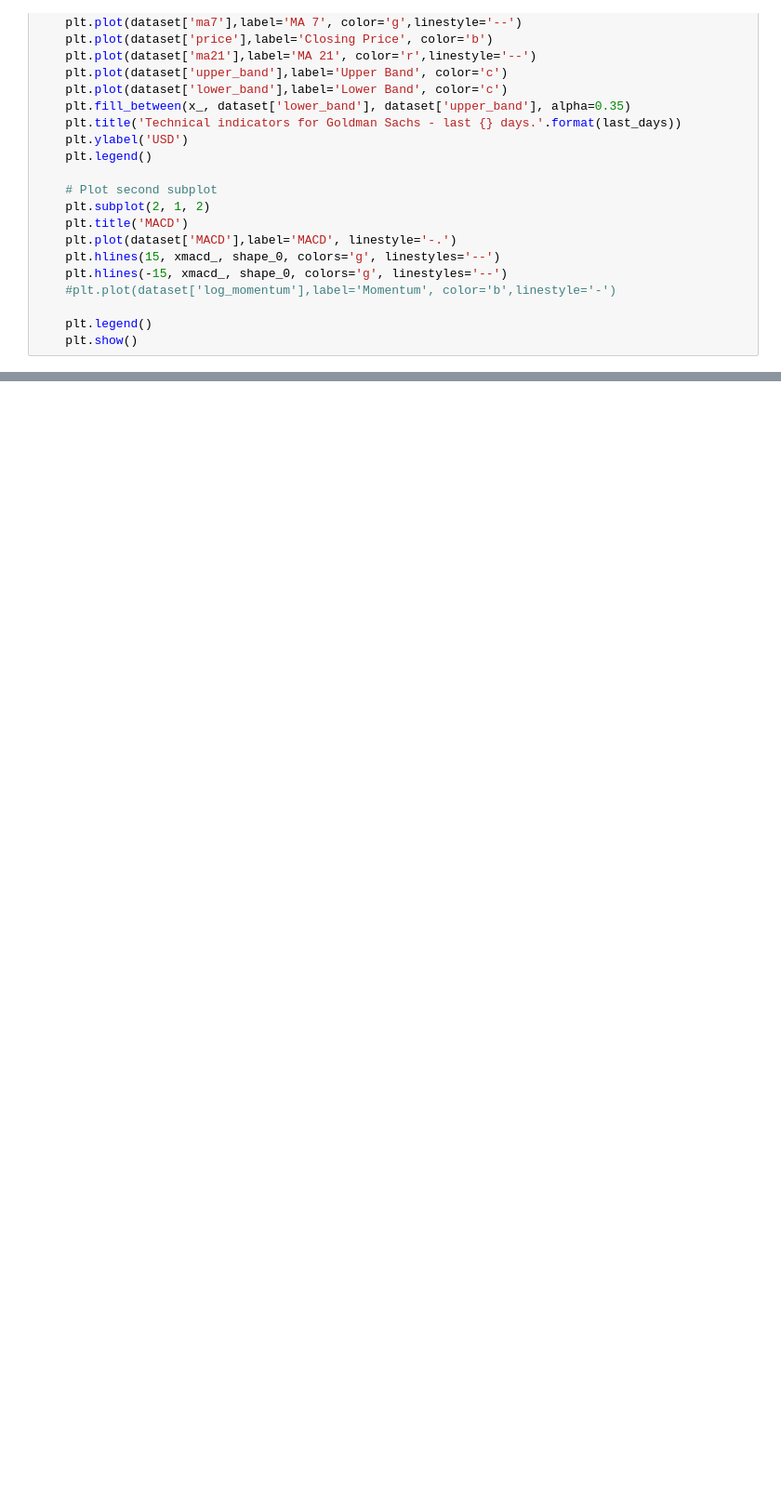
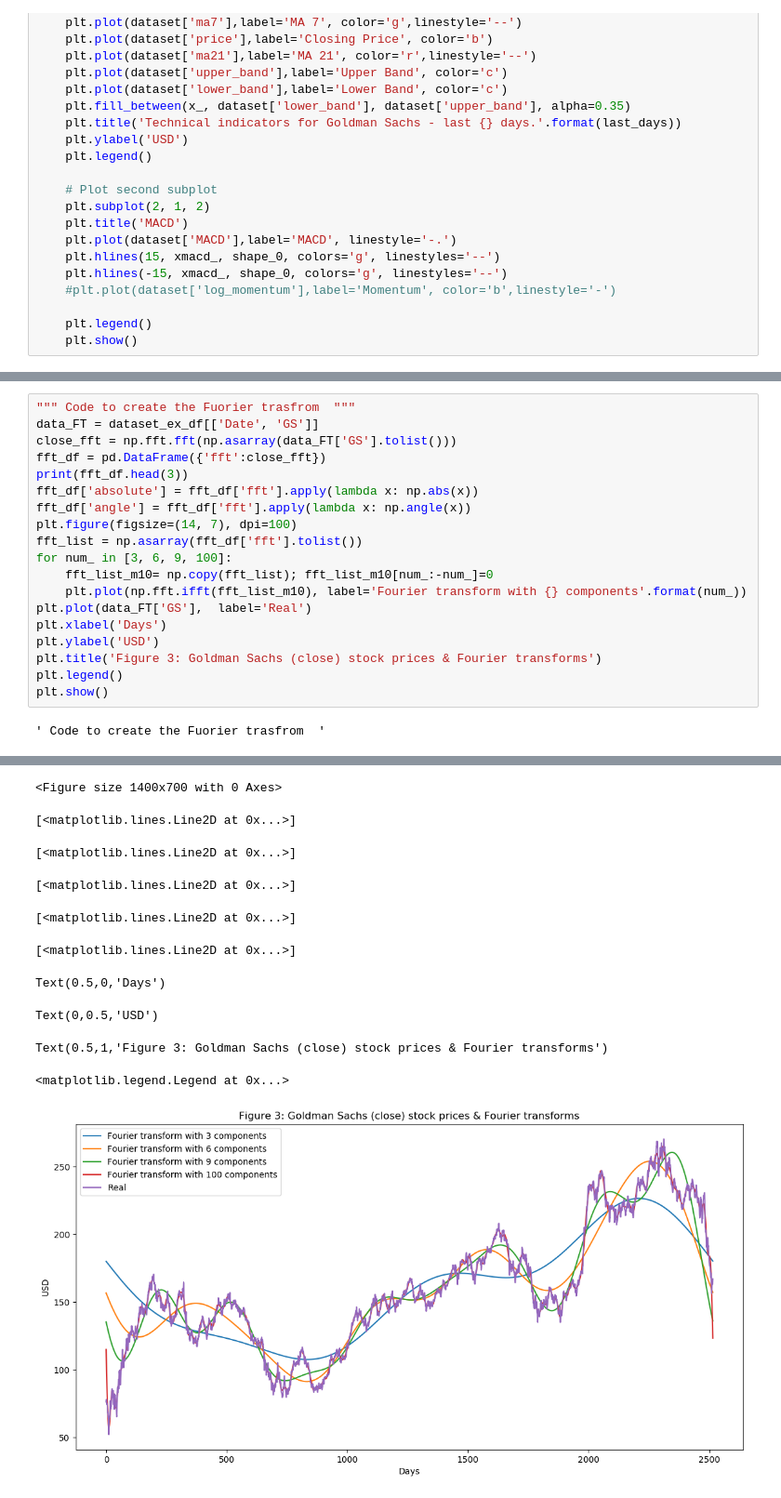
Before and after one commit to jamesliu/stockpredictionai, a Jupyter notebook: data.ipynb, the cells around one changed output, grey strips where cells are left out. Shown: that part at 93% size. Cells and saved outputs as stored; diff of their text form; blank space fills up the shorter version.

```diff
--- a/data.ipynb
+++ b/data.ipynb
@@ -161,0 +173,21 @@ plot_technical_indicators(dataset_TI_df, 400)
+# %%
+""" Code to create the Fuorier trasfrom  """
+data_FT = dataset_ex_df[['Date', 'GS']]
+close_fft = np.fft.fft(np.asarray(data_FT['GS'].tolist()))
+fft_df = pd.DataFrame({'fft':close_fft})
+print(fft_df.head(3))
+fft_df['absolute'] = fft_df['fft'].apply(lambda x: np.abs(x))
+fft_df['angle'] = fft_df['fft'].apply(lambda x: np.angle(x))
+plt.figure(figsize=(14, 7), dpi=100)
+fft_list = np.asarray(fft_df['fft'].tolist())
+for num_ in [3, 6, 9, 100]:
+    fft_list_m10= np.copy(fft_list); fft_list_m10[num_:-num_]=0
+    plt.plot(np.fft.ifft(fft_list_m10), label='Fourier transform with {} components'.format(num_))
+plt.plot(data_FT['GS'],  label='Real')
+plt.xlabel('Days')
+plt.ylabel('USD')
+plt.title('Figure 3: Goldman Sachs (close) stock prices & Fourier transforms')
+plt.legend()
+plt.show()
+# %% [output]
+' Code to create the Fuorier trasfrom  '
@@ -161,0 +198,11 @@ plot_technical_indicators(dataset_TI_df, 400)
+<Figure size 1400x700 with 0 Axes>
+[<matplotlib.lines.Line2D at 0x...>]
+[<matplotlib.lines.Line2D at 0x...>]
+[<matplotlib.lines.Line2D at 0x...>]
+[<matplotlib.lines.Line2D at 0x...>]
+[<matplotlib.lines.Line2D at 0x...>]
+Text(0.5,0,'Days')
+Text(0,0.5,'USD')
+Text(0.5,1,'Figure 3: Goldman Sachs (close) stock prices & Fourier transforms')
+<matplotlib.legend.Legend at 0x...>
+[figure, added]
```
Also changed, not shown: parts of 38 cells of this notebook.
